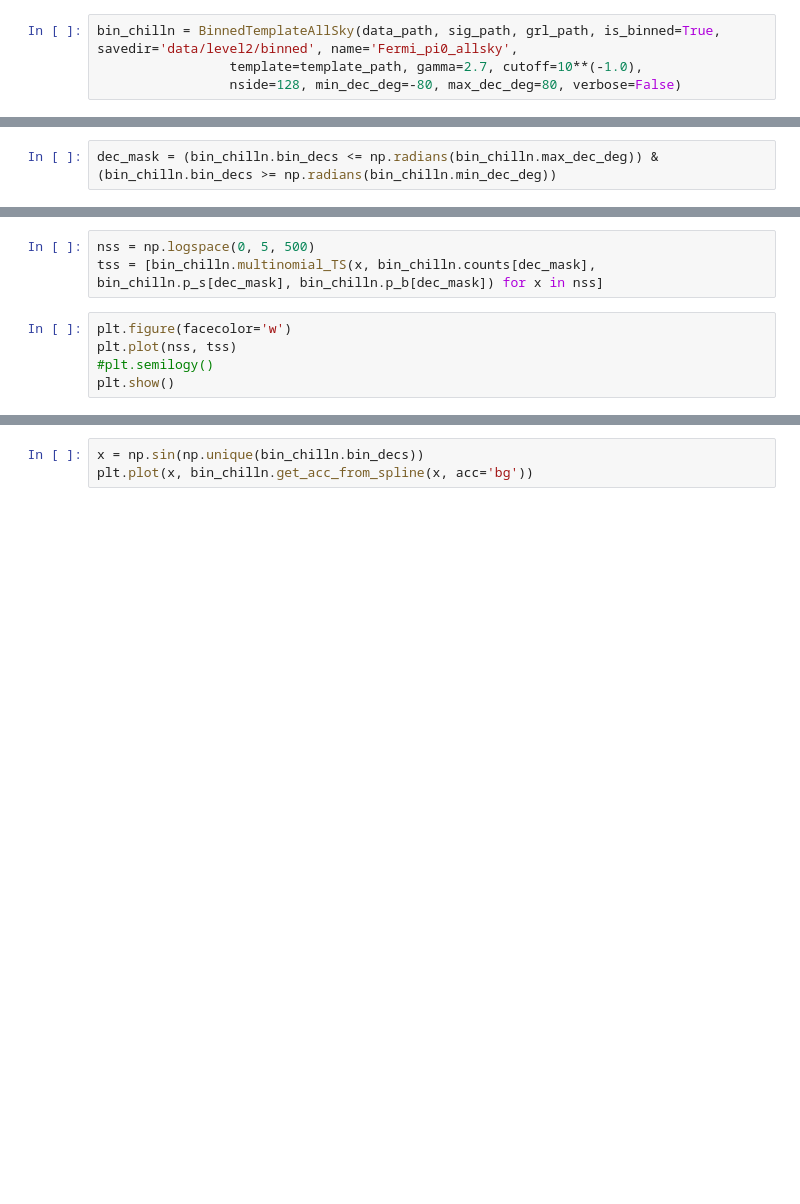
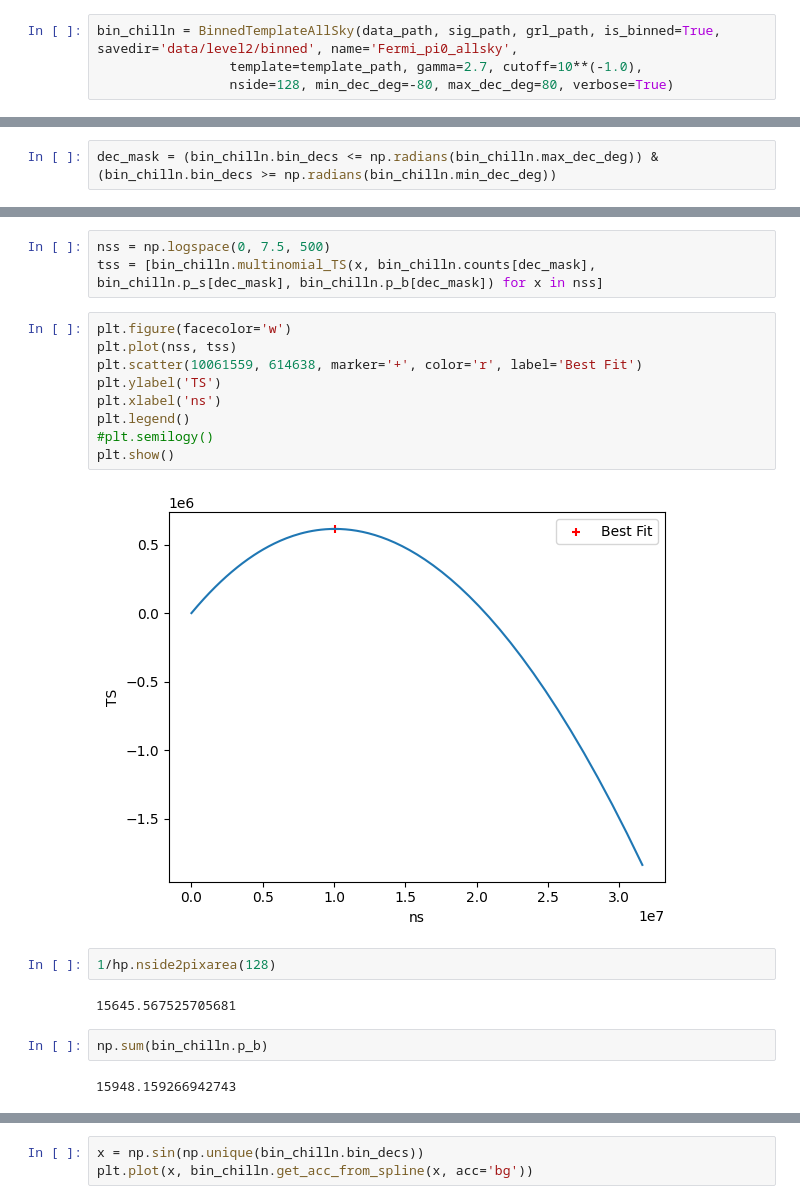
Before and after one commit to MACampana/BinnedTracks, a Jupyter notebook: NEW_BinnedAnalysis.ipynb, the cells around one changed output, grey strips where cells are left out. Saved outputs shown, nothing was run; the diff lists cells and outputs as text; blank space fills up the shorter version.

```diff
--- a/NEW_BinnedAnalysis.ipynb
+++ b/NEW_BinnedAnalysis.ipynb
@@ -729,4 +790,4 @@ template_path = 'templates/Fermi-LAT_pi0_map.npy'
 # %%
 bin_chilln = BinnedTemplateAllSky(data_path, sig_path, grl_path, is_binned=True, savedir='data/level2/binned', name='Fermi_pi0_allsky',
                  template=template_path, gamma=2.7, cutoff=10**(-1.0),
-                 nside=128, min_dec_deg=-80, max_dec_deg=80, verbose=False)
+                 nside=128, min_dec_deg=-80, max_dec_deg=80, verbose=True)
@@ -741,9 +868,23 @@ np.sum((bin_chilln.p_s + bin_chilln.p_b)[dec_mask])
 # %%
-nss = np.logspace(0, 5, 500)
+nss = np.logspace(0, 7.5, 500)
 tss = [bin_chilln.multinomial_TS(x, bin_chilln.counts[dec_mask], bin_chilln.p_s[dec_mask], bin_chilln.p_b[dec_mask]) for x in nss]
 # %%
 plt.figure(facecolor='w')
 plt.plot(nss, tss)
+plt.scatter(10061559, 614638, marker='+', color='r', label='Best Fit')
+plt.ylabel('TS')
+plt.xlabel('ns')
+plt.legend()
 #plt.semilogy()
 plt.show()
+# %% [output]
+[figure, added]
+# %%
+1/hp.nside2pixarea(128)
+# %% [output]
+15645.567525705681
+# %%
+np.sum(bin_chilln.p_b)
+# %% [output]
+15948.159266942743
 # %%
```
Also changed, not shown: parts of 16 cells of this notebook, 3 other files.
